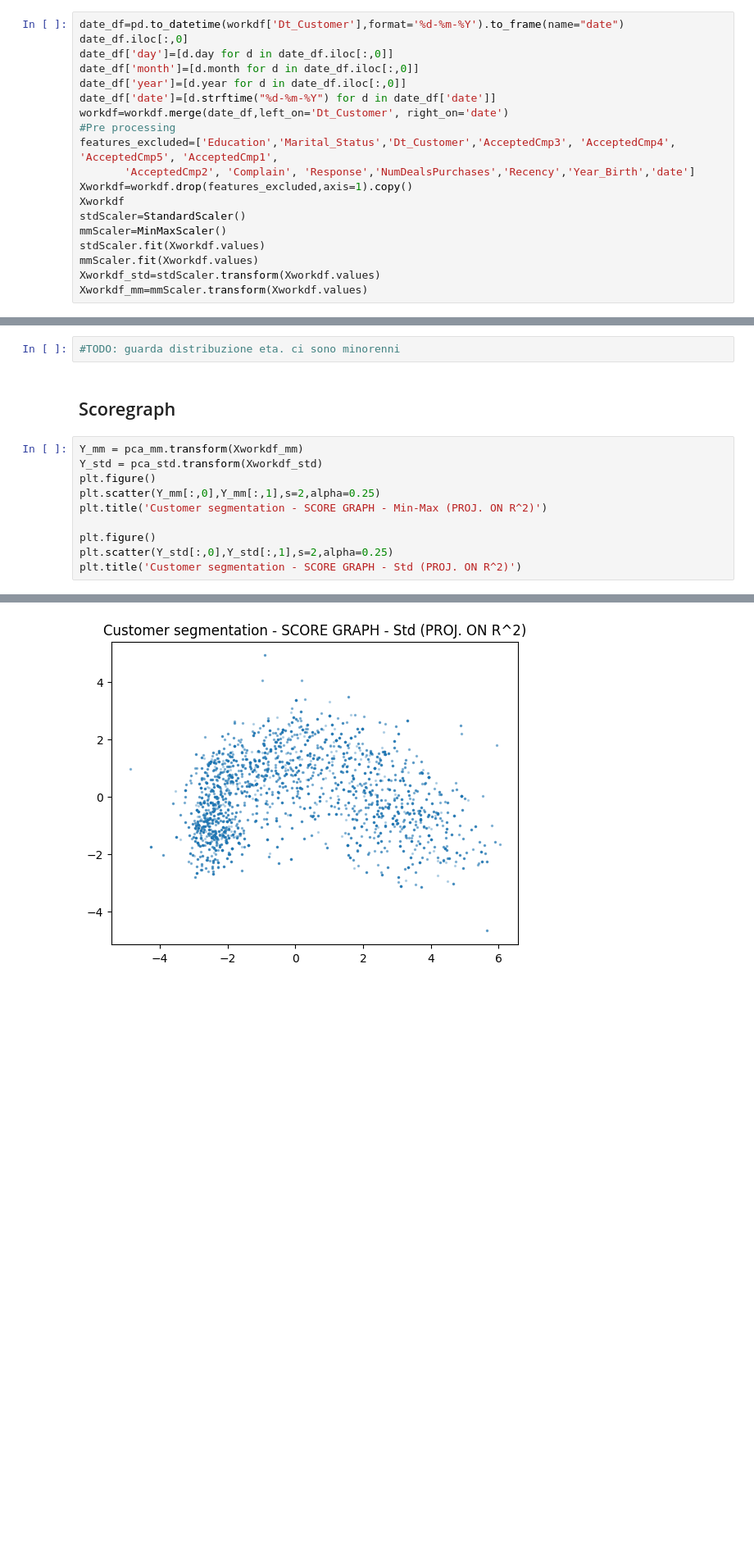
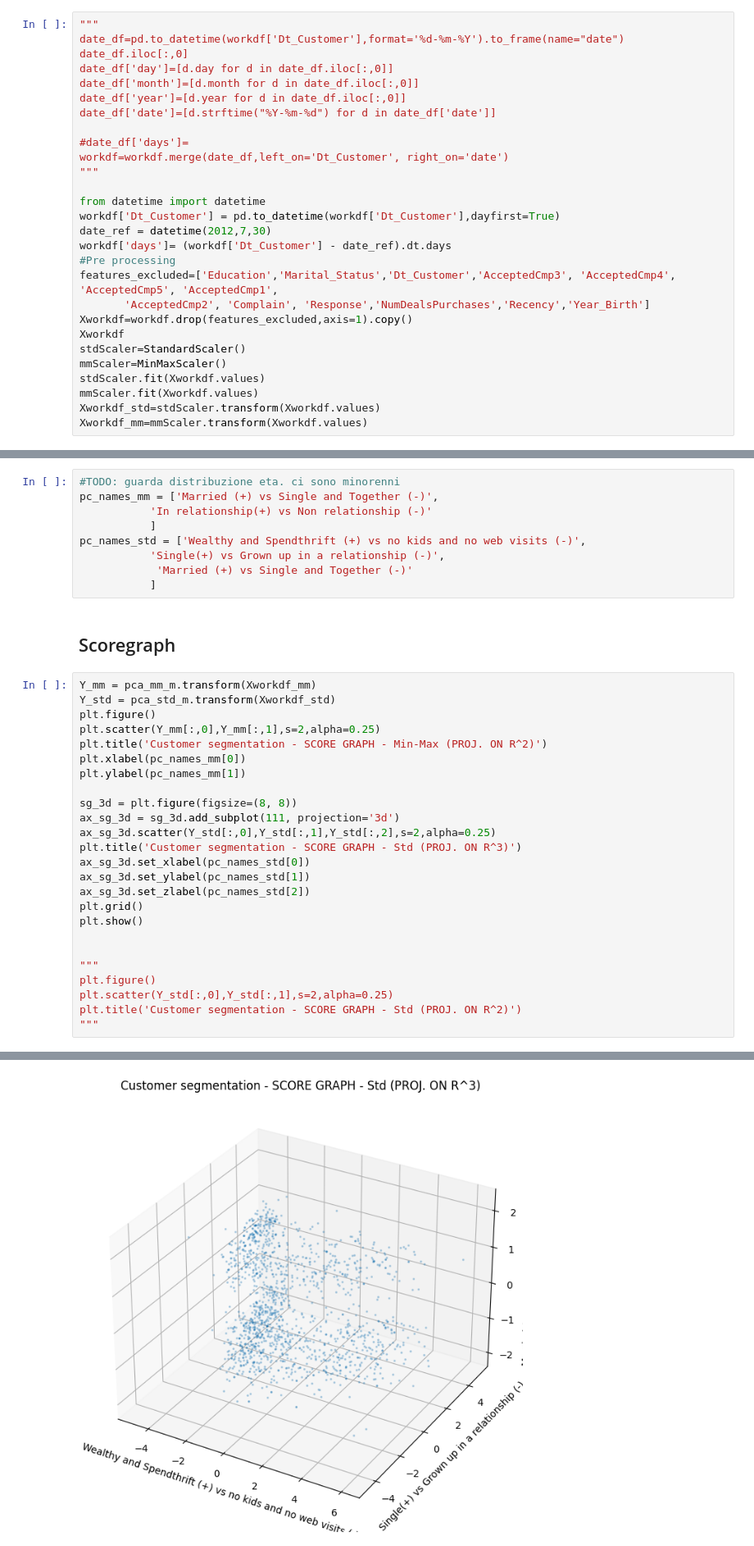
Before and after one commit to mattiaottoborgo/HW_PCA, a Jupyter notebook: HW_PCA.ipynb, the cells around one changed output, grey strips where cells are left out. Shown: that part at 82% size. Cells and saved outputs as stored; diff of their text form; blank space fills up the shorter version.

Commit message:
until score graph

```diff
--- a/HW_PCA.ipynb
+++ b/HW_PCA.ipynb
@@ -236,16 +236,25 @@ memory usage: 403.7+ KB
 # %%
 #preprocessing of income , year of birth, Kidhome,Teenhome, MntFruits,MntMeatProducts,MntFishProducts,MntSweetProducts,MntGoldProds,NumDealsPurchases,NumWebPurchases,NumCatalogPurchases,NumStorePurchases,NumWebVisitsMonth
 # %%
+"""
 date_df=pd.to_datetime(workdf['Dt_Customer'],format='%d-%m-%Y').to_frame(name="date")
 date_df.iloc[:,0]
 date_df['day']=[d.day for d in date_df.iloc[:,0]]
 date_df['month']=[d.month for d in date_df.iloc[:,0]]
 date_df['year']=[d.year for d in date_df.iloc[:,0]]
-date_df['date']=[d.strftime("%d-%m-%Y") for d in date_df['date']]
+date_df['date']=[d.strftime("%Y-%m-%d") for d in date_df['date']]
+
+#date_df['days']=
 workdf=workdf.merge(date_df,left_on='Dt_Customer', right_on='date')
+"""
+
+from datetime import datetime
+workdf['Dt_Customer'] = pd.to_datetime(workdf['Dt_Customer'],dayfirst=True)
+date_ref = datetime(2012,7,30)
+workdf['days']= (workdf['Dt_Customer'] - date_ref).dt.days
 #Pre processing
 features_excluded=['Education','Marital_Status','Dt_Customer','AcceptedCmp3', 'AcceptedCmp4', 'AcceptedCmp5', 'AcceptedCmp1',
-       'AcceptedCmp2', 'Complain', 'Response','NumDealsPurchases','Recency','Year_Birth','date']
+       'AcceptedCmp2', 'Complain', 'Response','NumDealsPurchases','Recency','Year_Birth']
 Xworkdf=workdf.drop(features_excluded,axis=1).copy()
 Xworkdf
 stdScaler=StandardScaler()
@@ -456,16 +464,38 @@ HIGH-VALUED NEGATIVE COMPONENTS: ['year']
 *********************************************
 # %%
 #TODO: guarda distribuzione eta. ci sono minorenni
+pc_names_mm = ['Married (+) vs Single and Together (-)',
+           'In relationship(+) vs Non relationship (-)'
+           ]
+pc_names_std = ['Wealthy and Spendthrift (+) vs no kids and no web visits (-)',
+           'Single(+) vs Grown up in a relationship (-)',
+            'Married (+) vs Single and Together (-)'
+           ]
 # %% [markdown]
 ## Scoregraph
 # %%
-Y_mm = pca_mm.transform(Xworkdf_mm)
-Y_std = pca_std.transform(Xworkdf_std)
+Y_mm = pca_mm_m.transform(Xworkdf_mm)
+Y_std = pca_std_m.transform(Xworkdf_std)
 plt.figure()
 plt.scatter(Y_mm[:,0],Y_mm[:,1],s=2,alpha=0.25)
 plt.title('Customer segmentation - SCORE GRAPH - Min-Max (PROJ. ON R^2)')
+plt.xlabel(pc_names_mm[0])
+plt.ylabel(pc_names_mm[1])
 
+sg_3d = plt.figure(figsize=(8, 8))
+ax_sg_3d = sg_3d.add_subplot(111, projection='3d')
+ax_sg_3d.scatter(Y_std[:,0],Y_std[:,1],Y_std[:,2],s=2,alpha=0.25)
+plt.title('Customer segmentation - SCORE GRAPH - Std (PROJ. ON R^3)')
+ax_sg_3d.set_xlabel(pc_names_std[0])
+ax_sg_3d.set_ylabel(pc_names_std[1])
+ax_sg_3d.set_zlabel(pc_names_std[2])
+plt.grid()
+plt.show()
+
+
+"""
 plt.figure()
 plt.scatter(Y_std[:,0],Y_std[:,1],s=2,alpha=0.25)
 plt.title('Customer segmentation - SCORE GRAPH - Std (PROJ. ON R^2)')
+"""
 # %% [output]
@@ -474 +503 @@ Text(0.5, 1.0, 'Customer segmentation - SCORE GRAPH - Std (PROJ. ON R^2)')
-[figure, old version]
+[figure, new version]
```
Also changed, not shown: parts of 8 cells of this notebook.
